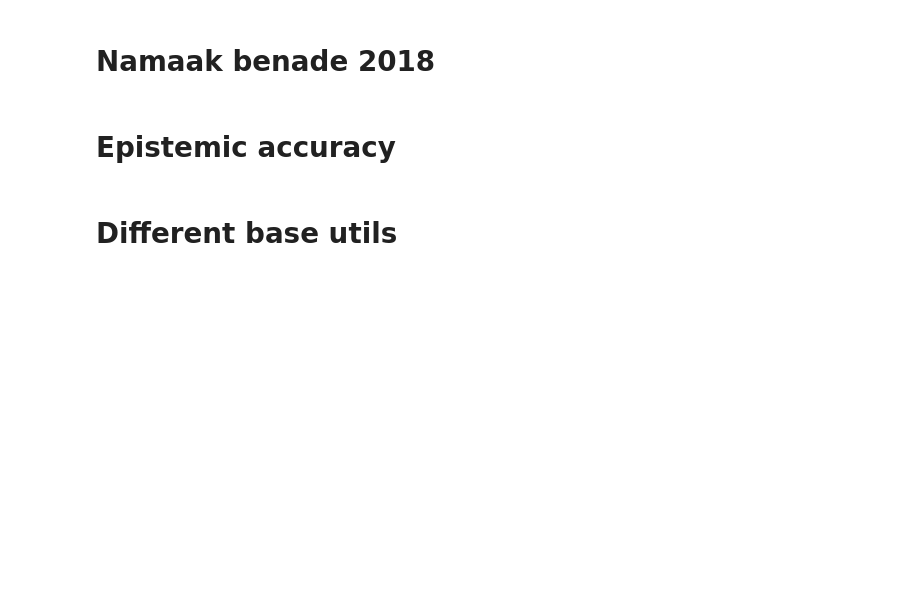
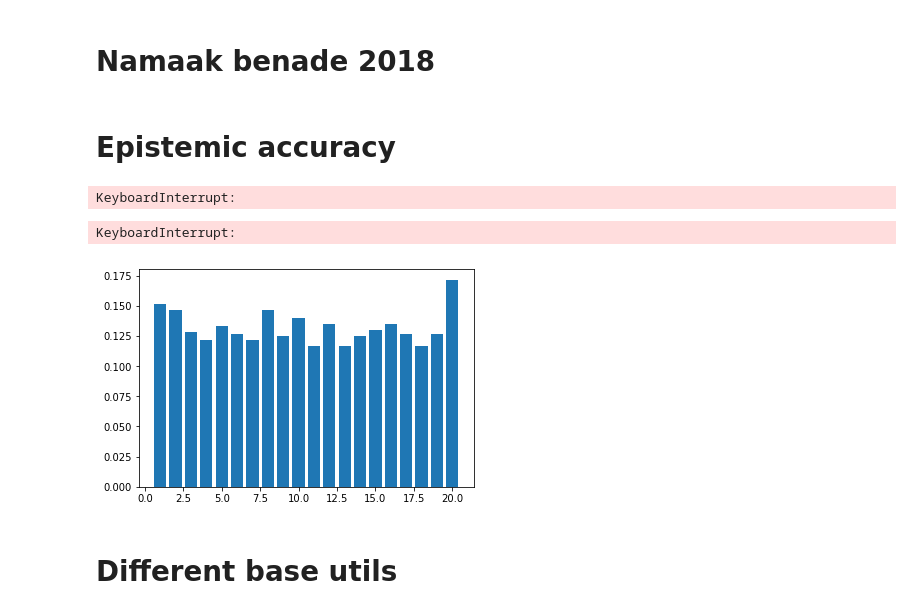
Before and after one commit to pdehaan274/ComSoc, a Jupyter notebook: analysis_puck.ipynb, the cells around one changed output. Saved outputs shown, nothing was run; the diff lists cells and outputs as text; code cells hidden in the pictures; blank space fills up the shorter version.

```diff
--- a/analysis_puck.ipynb
+++ b/analysis_puck.ipynb
@@ -67,9 +67,9 @@ plt.show()
 # %% [markdown]
 # Epistemic accuracy
 # %%
-from collections import defaultdict
+from collections import defaultdict, Counter
 from sklearn.preprocessing import normalize
-
+from matplotlib import pyplot as plt
 
 def epistemic_topk(probs, k, N):
     votes = []
@@ -79,7 +79,7 @@ def epistemic_topk(probs, k, N):
     noise = np.random.normal(0.07, 0.05, (N, len(projects)))
     probs += noise
     # Set all negative probs to positive number and
-    probs[probs < 0] = 0.0001
+    probs[probs < 0] = 0.00001
     probs = normalize(probs, "l1", axis=1)
     # Every voters uses prob distr to vote
     for i in range(N):
@@ -87,16 +87,18 @@ def epistemic_topk(probs, k, N):
         votes += list(vote)
     return Counter(votes)
 # %%
-P = 10
+P = 20
 epsilon = 10
 N = 500
-budget = 40
-min_prize = 5
-max_prize = 25
+budget = 60
+min_prize = 10
+max_prize = 20
 # %%
 values = top_k.make_base_util(P)
 probs = values / np.sum(values)
 prizes = top_k.make_projects(min_prize, max_prize, P)
 possible_sets = top_k.get_possible_sets(prizes, budget)
 best_set = top_k.best_outcome(values, possible_sets)
+# %% [output]
+KeyboardInterrupt:
 # %%
@@ -104,22 +107,42 @@ utilities = top_k.make_voter_utils(values, epsilon, N)
 # %%
-for k in range(1, P):
-    print("---------k------------", k)
-    # calculate scores for all projects
-    votes = epistemic_topk(probs, k,  N)
-    print(votes)
+acc_lists = []
+for i in tqdm(range(100)):
+    values = top_k.make_base_util(P)
+    probs = values / np.sum(values)
+    prizes = top_k.make_projects(min_prize, max_prize, P)
+    possible_sets = top_k.get_possible_sets(prizes, budget)
+    best_set = top_k.best_outcome(values, possible_sets)
+    acc_list = []
+    for k in range(1, P+1):
+#         print("---------k------------", k)
+        # calculate scores for all projects
+        votes = epistemic_topk(probs, k,  N)
+    #     print(votes)
 
-    # determine the winning projects
-    winners = top_k.greedy_allocation(votes, project_prizes, budget)
+        # determine the winning projects
+        winners = top_k.greedy_allocation(votes, prizes, budget)
 
-    # Epistemic accuracy
-    print("win:", list(winners), "--best",  best_set[0])
-    correct = 0
-    for alt in list(winners):
-        if alt in best_set[0]:
-            correct += 1
+        # Epistemic accuracy
+#         print("win:", list(winners), "--best",  best_set[0])
+        correct = 0
+        for alt in list(winners):
+            if alt in best_set[0]:
+                correct += 1
 
-    acc = correct/len(best_set[0])
-    print(acc)
+        acc = correct/len(best_set[0])
+        acc_list.append(acc)
+#         print(acc)
+    acc_lists.append(np.asarray(acc_list))
+# %% [output]
+KeyboardInterrupt:
+# %%
+acc_lists = np.vstack(acc_lists)
+mean_accs = acc_lists.mean(axis=0)
+# %%
+plt.bar(np.arange(1,P+1),mean_accs)
+plt.show()
+# %% [output]
+[figure, added]
 # %% [markdown]
 # Different base utils
 # %%
```
Also changed, not shown: parts of 1 cell of this notebook, 1 other file.
